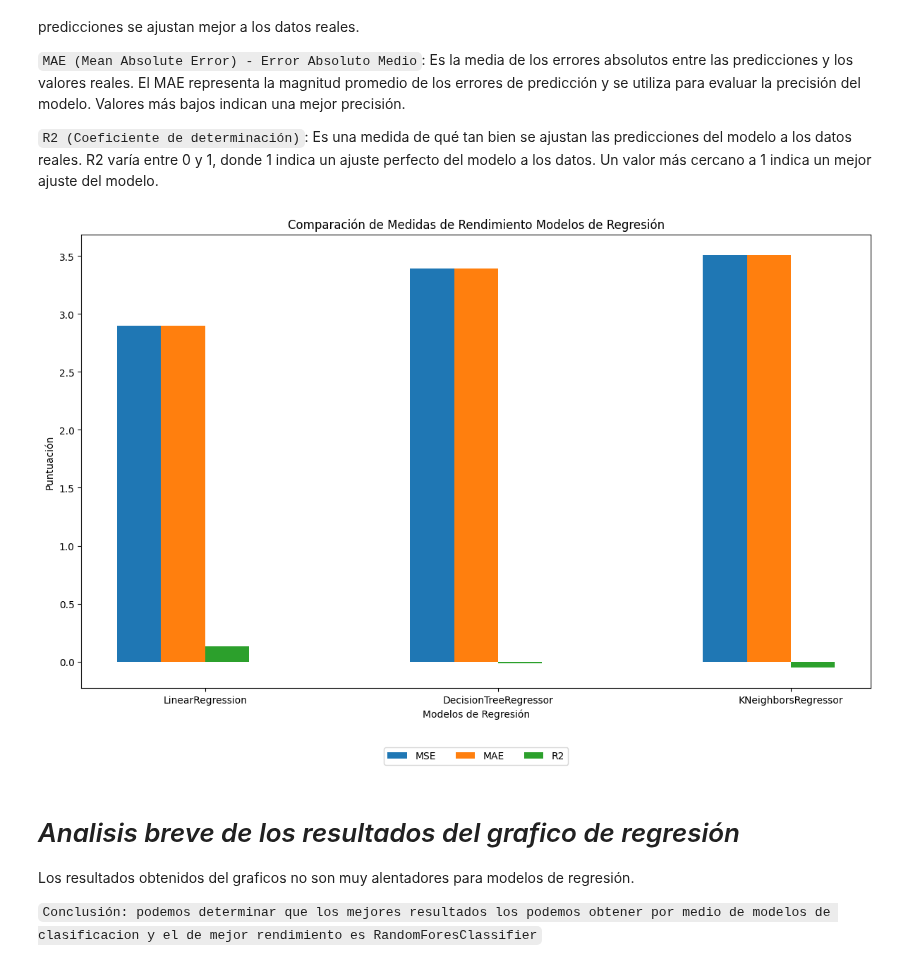
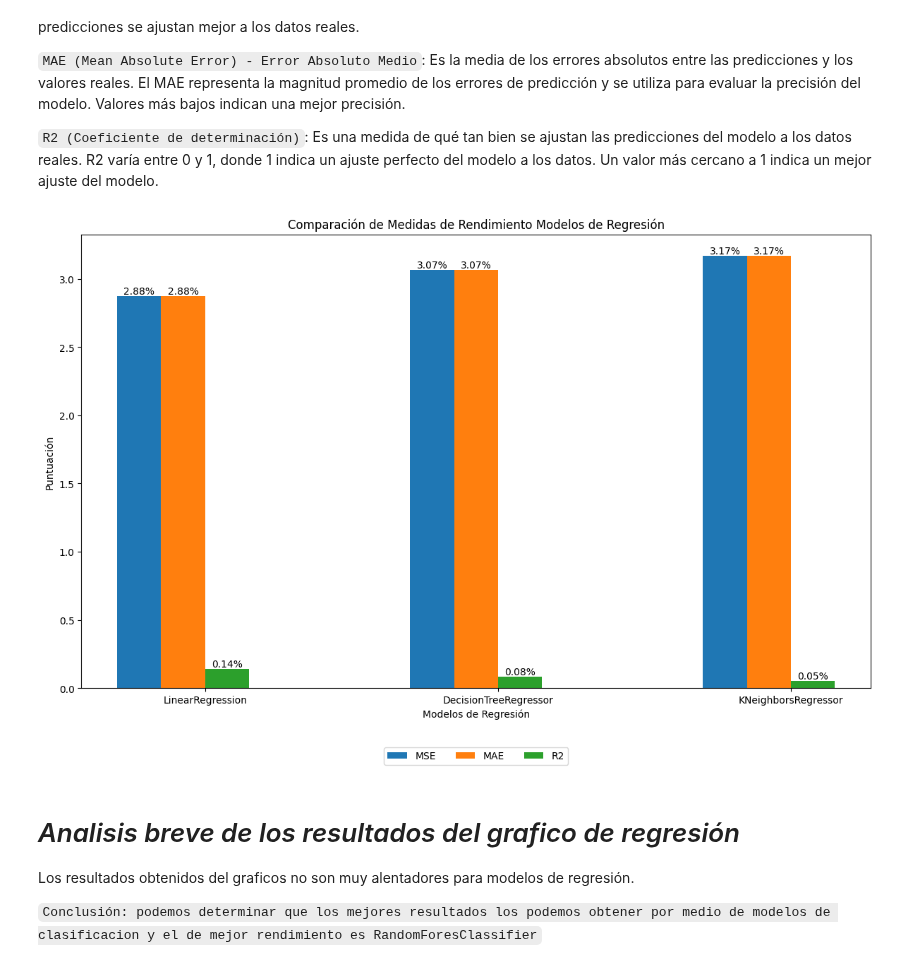
Before and after one commit to tonporaqui/tesis, a Jupyter notebook: jupyter_notebook/notebooks/compara_algoritmos.ipynb, the cells around one changed output. Cells and saved outputs as stored; diff of their text form; code cells hidden in the pictures.

Commit message:
texto compara algoritmos

```diff
--- a/jupyter_notebook/notebooks/compara_algoritmos.ipynb
+++ b/jupyter_notebook/notebooks/compara_algoritmos.ipynb
@@ -273,7 +305,10 @@ width = 0.15
 # Crear las barras para cada modelo y métrica
 for i, metric in enumerate(metrics):
     scores = [np.mean(results_train[model_name][metric]) for model_name in model_names]
-    ax.bar(x + i * width, scores, width, label=metric)
+    bars = ax.bar(x + i * width, scores, width, label=metric)
+    for bar in bars:
+        height = bar.get_height()
+        ax.text(bar.get_x() + bar.get_width() / 2, height, f"{height:.2%}", ha="center", va="bottom")
 
 # Configurar el eje x y las etiquetas
 ax.set_xticks(x + len(metrics) * width / 2)
@@ -287,8 +322,5 @@ plt.legend(loc="center", bbox_to_anchor=(0.5, -0.15), ncol=len(metrics))
 
 # Mostrar el gráfico de barras para el conjunto de entrenamiento
 plt.tight_layout()
-# plt.savefig(
-#     "E:\\dev\\tesis\\LaTeX\\img\\compara_algoritmos\\metricasEntreModelosClasificacion.png"
-# )
 plt.show()
 # %% [output]
@@ -350,4 +390,16 @@ Puede manejar problemas de regresión con múltiples características y valores
 `NOTA: Para estos modelos se utiliza la columna sol1 donde nota igual o superior a 4 es aprobado`
+# %%
+# Definir los modelos de regresión
+models_regresion = [
+    LinearRegression(positive=True, fit_intercept=True),
+    DecisionTreeRegressor(
+        criterion="friedman_mse",
+        min_samples_split=5,
+        min_samples_leaf=3,
+        max_features="log2",
+    ),
+    KNeighborsRegressor(n_neighbors=8),
+]
 # %% [markdown]
 # _Medidas de rendimiento de cada modelo_
 
@@ -366,9 +418,6 @@ X_train, X_test, y_train, y_test = train_test_split(
     X, y, test_size=0.2, random_state=123
 )
 # %%
-# Definir los modelos de regresión
-models_regresion = [LinearRegression(), DecisionTreeRegressor(), KNeighborsRegressor()]
-
 # Definir las métricas de rendimiento
 metrics = ["MSE", "MAE", "R2"]
 
@@ -390,36 +439,42 @@ for model in models_regresion:
 # %%
 # Obtener las métricas y los nombres de los modelos
 metrics = list(results[models_regresion[0].__class__.__name__].keys())
 model_names = list(results.keys())
 
 # Crear la figura y los subplots
 fig, ax = plt.subplots(figsize=(12, 8))
 x = np.arange(len(model_names))
 width = 0.15
 
 # Crear las barras para cada modelo y métrica
 for i, metric in enumerate(metrics):
     scores = [np.mean(results[model_name][metric]) for model_name in model_names]
-    ax.bar(x + i * width, scores, width, label=metric)
+    bars = ax.bar(x + i * width, scores, width, label=metric)
+    for bar in bars:
+        height = bar.get_height()
+        ax.text(
+            bar.get_x() + bar.get_width() / 2,
+            height,
+            f"{height:.2f}%",  # Agregar el valor en porcentaje con dos decimales
+            ha="center",
+            va="bottom"
+        )
 
 # Configurar el eje x y las etiquetas
 ax.set_xticks(x + len(metrics) * width / 2)
 ax.set_xticklabels(model_names)
 plt.xlabel("Modelos de Regresión")
 plt.ylabel("Puntuación")
 plt.title("Comparación de Medidas de Rendimiento Modelos de Regresión")
 
 # Colocar la leyenda en el eje X
 plt.legend(loc="center", bbox_to_anchor=(0.5, -0.15), ncol=len(metrics))
 
 # Mostrar el gráfico de barras
 plt.tight_layout()
-# plt.savefig(
-#     "E:\\dev\\tesis\\LaTeX\\img\\compara_algoritmos\\metricasEntreModelosRegresion.png"
-# )
 plt.show()
 # %% [output]
-[figure, old version]
+[figure, new version]
 # %% [markdown]
 # _Analisis breve de los resultados del grafico de regresión_
 
```
Also changed, not shown: parts of 8 cells of this notebook.
